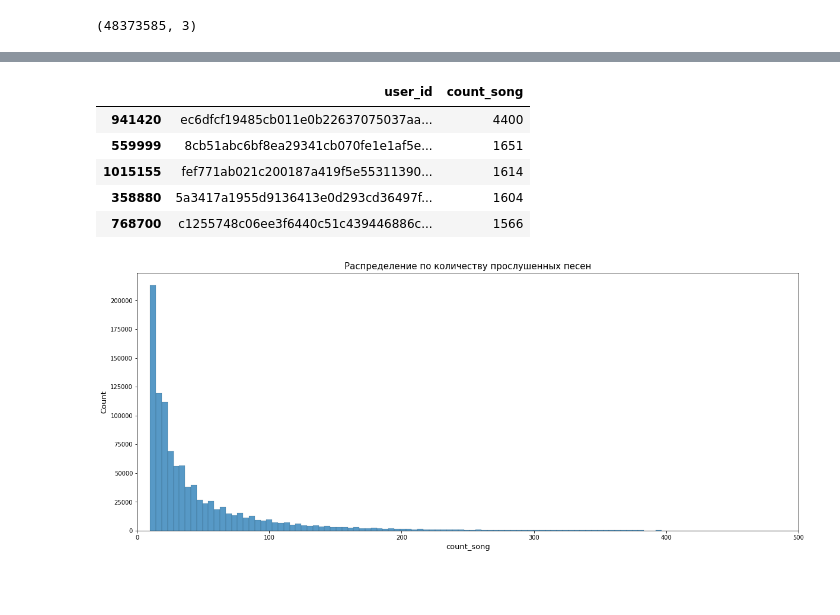
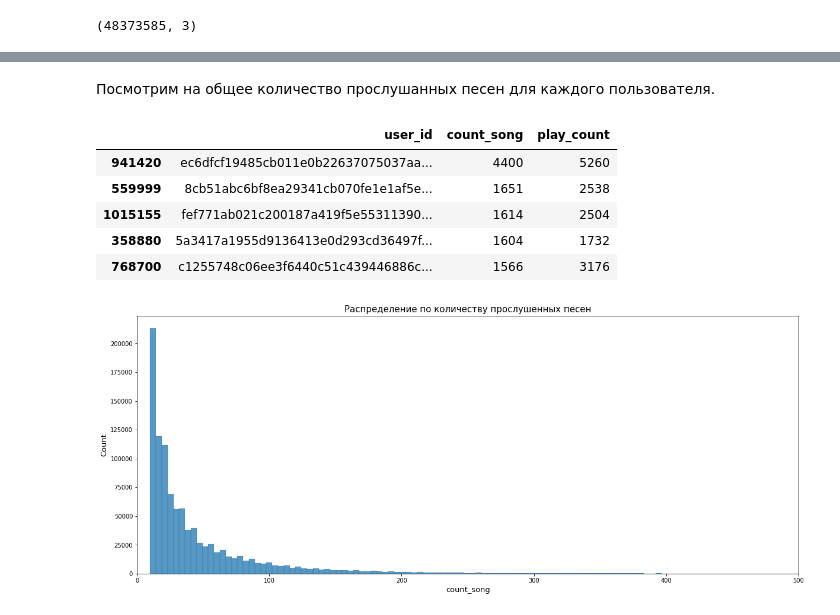
Before and after one commit to maxgalanov/RecSysYearProject, a Jupyter notebook: hse_rec_sys/notebooks/Data.ipynb, the cells around one changed output, grey strips where cells are left out. Cells and saved outputs as stored; diff of their text form; code cells hidden in the pictures; blank space fills up the shorter version.

Commit message:
Added new steps of data research

```diff
--- a/hse_rec_sys/notebooks/Data.ipynb
+++ b/hse_rec_sys/notebooks/Data.ipynb
@@ -40,15 +52,17 @@ plt.xlabel('Play_count',  fontsize=10);
+# %% [markdown]
+Посмотрим на общее количество прослушанных песен для каждого пользователя.
 # %%
-song_count = triplets_data.groupby('user_id', as_index=False).agg({'song_id': 'count'}) \
+song_count = triplets_data.groupby('user_id', as_index=False).agg({'song_id': 'count', 'play_count': 'sum'}) \
                                                              .rename(columns={'song_id': 'count_song'}) \
                                                              .sort_values(by='count_song', ascending=False)
 song_count.head()
 # %% [output]
-|  | user_id | count_song |
-| 941420 | ec6dfcf19485cb011e0b22637075037aa... | 4400 |
-| 559999 | 8cb51abc6bf8ea29341cb070fe1e1af5e... | 1651 |
-| 1015155 | fef771ab021c200187a419f5e55311390... | 1614 |
-| 358880 | 5a3417a1955d9136413e0d293cd36497f... | 1604 |
-| 768700 | c1255748c06ee3f6440c51c439446886c... | 1566 |
+|  | user_id | count_song | play_count |
+| 941420 | ec6dfcf19485cb011e0b22637075037aa... | 4400 | 5260 |
+| 559999 | 8cb51abc6bf8ea29341cb070fe1e1af5e... | 1651 | 2538 |
+| 1015155 | fef771ab021c200187a419f5e55311390... | 1614 | 2504 |
+| 358880 | 5a3417a1955d9136413e0d293cd36497f... | 1604 | 1732 |
+| 768700 | c1255748c06ee3f6440c51c439446886c... | 1566 | 3176 |
 # %%
 fig = plt.figure(figsize = (20, 8))
 
```
Also changed, not shown: parts of 85 cells of this notebook.
